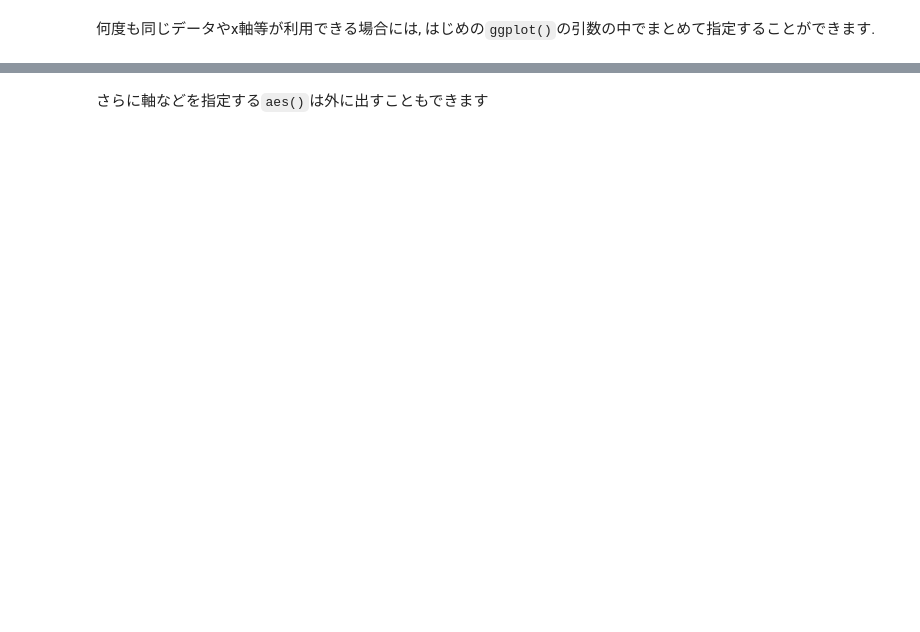
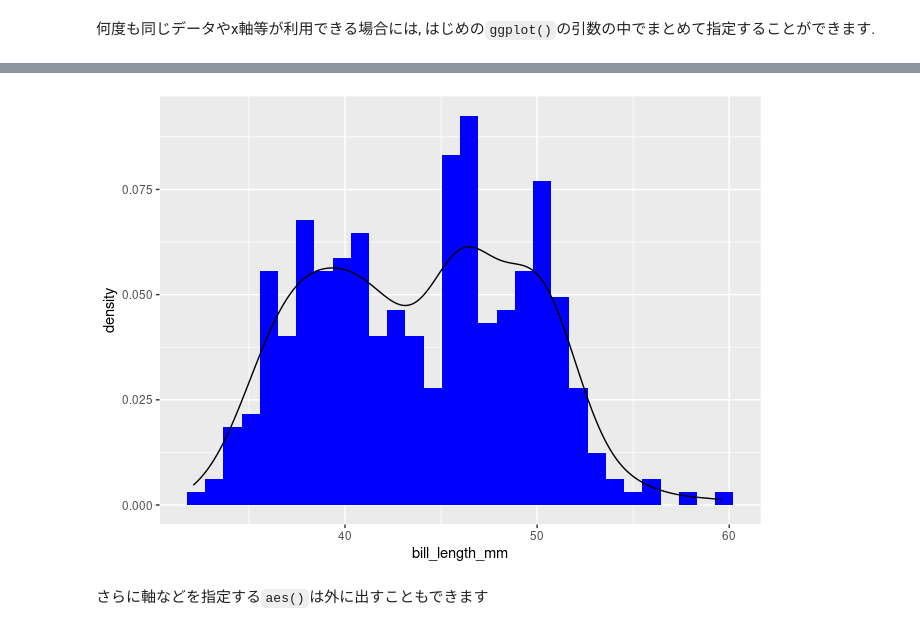
Before and after one commit to N-Yukihiro/Intro2Stats_SFC, a Jupyter notebook: Lecture-01/ggplot2.ipynb, the cells around one changed output, grey strips where cells are left out. Cells and saved outputs as stored; diff of their text form; code cells hidden in the pictures; blank space fills up the shorter version.

```diff
--- a/Lecture-01/ggplot2.ipynb
+++ b/Lecture-01/ggplot2.ipynb
@@ -46,9 +70,13 @@ ggplot() +
 何度も同じデータやx軸等が利用できる場合には,
 はじめの`ggplot()`の引数の中でまとめて指定することができます.
 # %%
-ggplot(data    = iris,
-       mapping = aes(
-         x = Petal.Length,
-         y = after_stat(density))) +
+ggplot(
+  data    = penguins,
+  mapping = aes(
+    x = bill_length_mm,
+    y = after_stat(density)
+  )
+) +
   geom_histogram(fill = "blue") +
-  geom_density()
+  geom_density(alpha = 0)
+# %% [output]
@@ -55,3 +86,4 @@ ggplot(data    = iris,
+[figure, added]
 # %% [markdown]
 さらに軸などを指定する`aes()`は外に出すこともできます
 # %%
```
Also changed, not shown: parts of 10 cells of this notebook, 5 other files.
